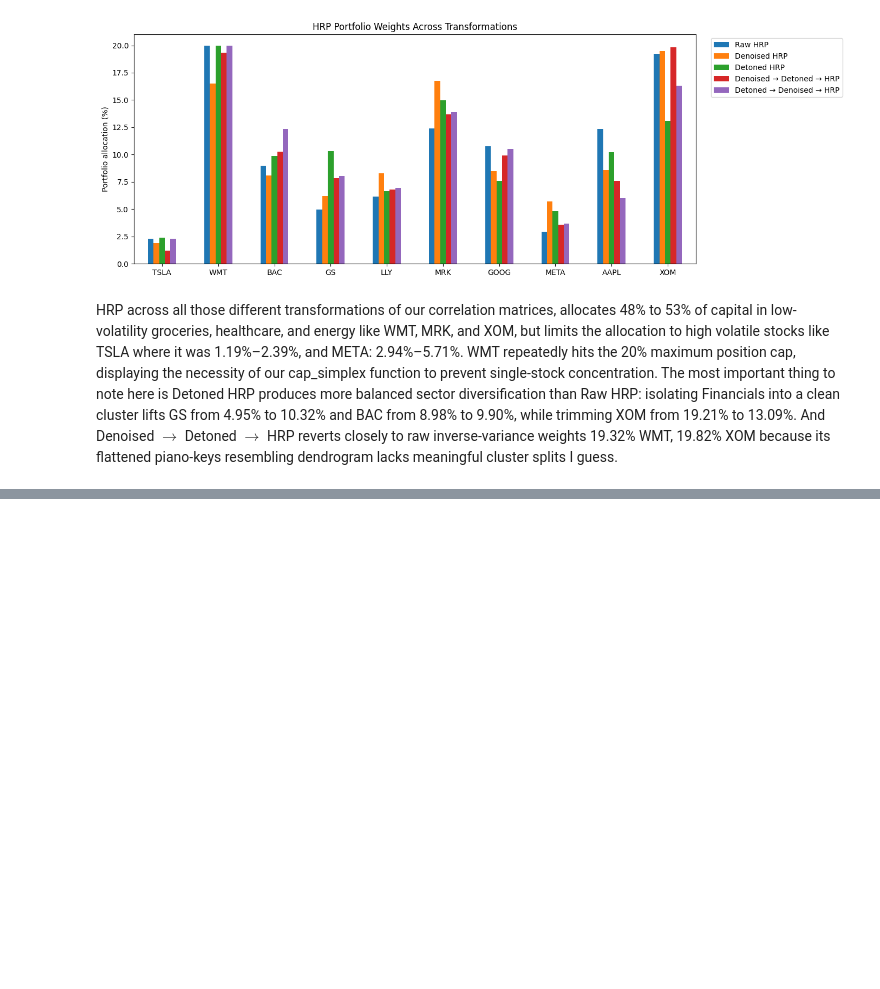
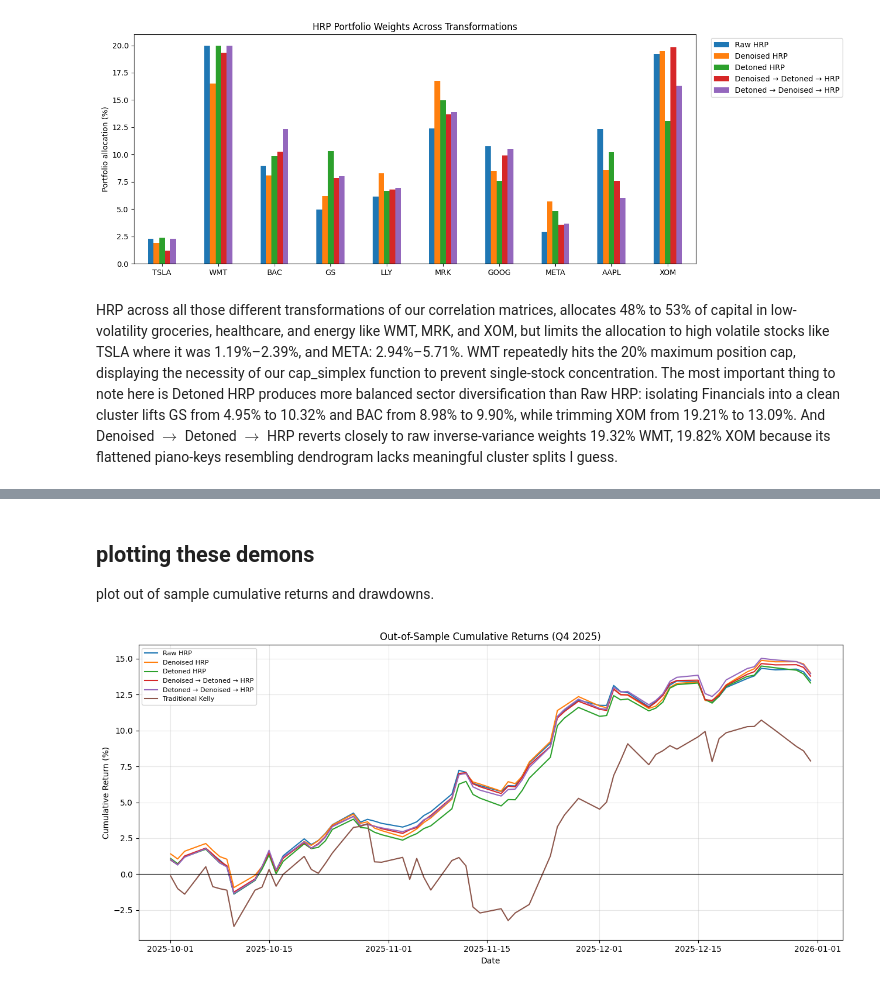
Before and after one commit to George7531/Portfolio_Management, a Jupyter notebook: my_report_gp2.ipynb, the cells around one changed output, grey strips where cells are left out. Cells and saved outputs as stored; diff of their text form; code cells hidden in the pictures; blank space fills up the shorter version.

```diff
--- a/my_report_gp2.ipynb
+++ b/my_report_gp2.ipynb
@@ -197,0 +348,9 @@ Detoned HRP offers the highest diversification with effective_assets value being
+# %% [markdown]
+## plotting these demons
+
+plot out of sample cumulative returns and drawdowns.
+# %%
+
+Image.open('pic6.png')
+# %% [output]
+[figure, added]
```
Also changed, not shown: parts of 36 cells of this notebook.
